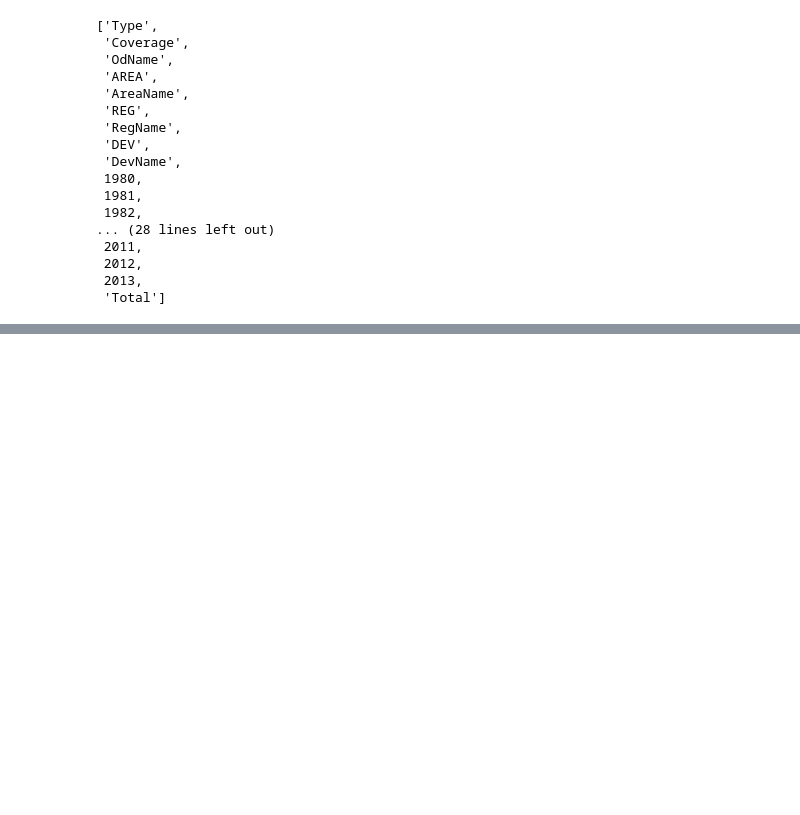
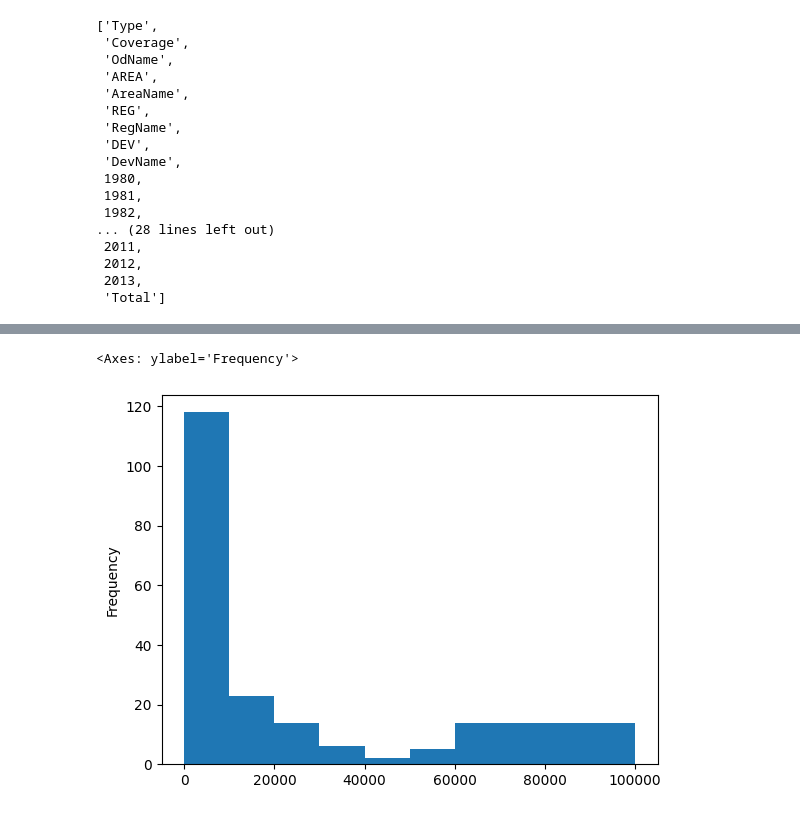
Before and after one commit to Nishantshukla2261/PYTHON-DIGIPODIUM, a Jupyter notebook: pandas_basic/analysis.ipynb, the cells around one changed output, grey strips where cells are left out. Drawn from its saved outputs; the diff is of its cells as text; code cells hidden in the pictures; blank space fills up the shorter version.

```diff
--- a/pandas_basic/analysis.ipynb
+++ b/pandas_basic/analysis.ipynb
@@ -894,0 +967,2 @@ df.head()
+# %%
+df.replace('United Kingdom of Great Britain and Northern Ireland','UK',inplace=True) ## hr ja
@@ -894,0 +1091,5 @@ df.head()
+# %%
+df.Total.plot(kind='hist',bins=[0,10000,20000,30000,40000,50000,60000,100000])
+# %% [output]
+<Axes: ylabel='Frequency'>
+[figure, added]
```
Also changed, not shown: parts of 51 cells of this notebook.
